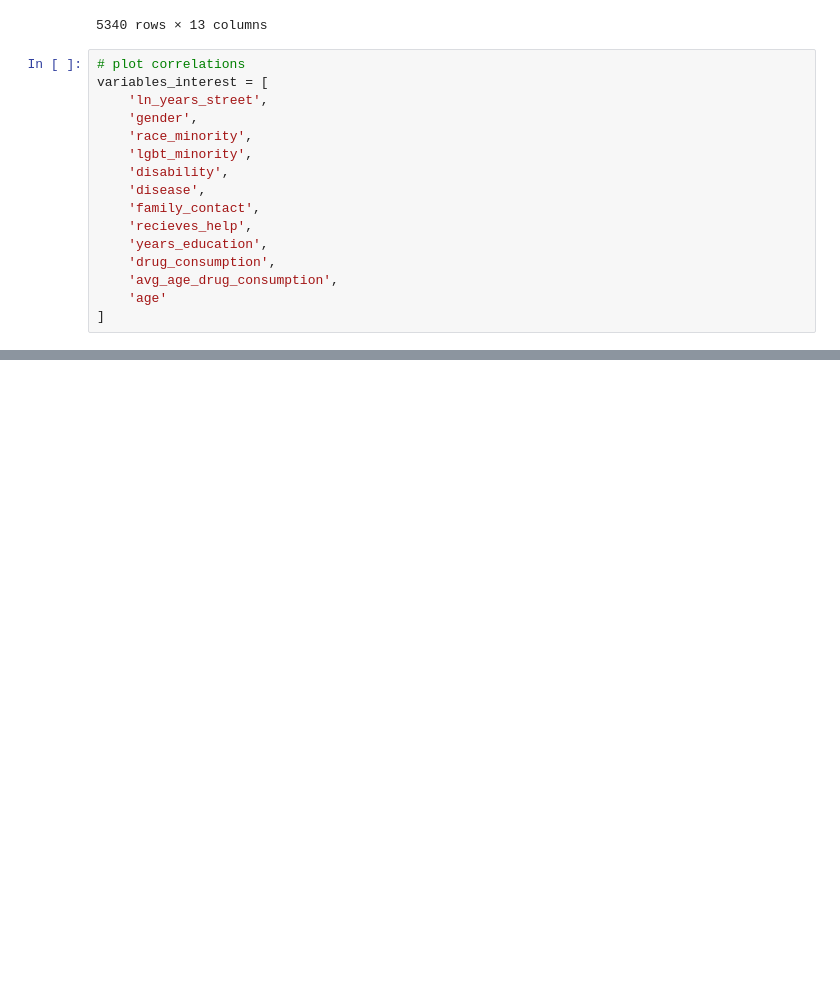
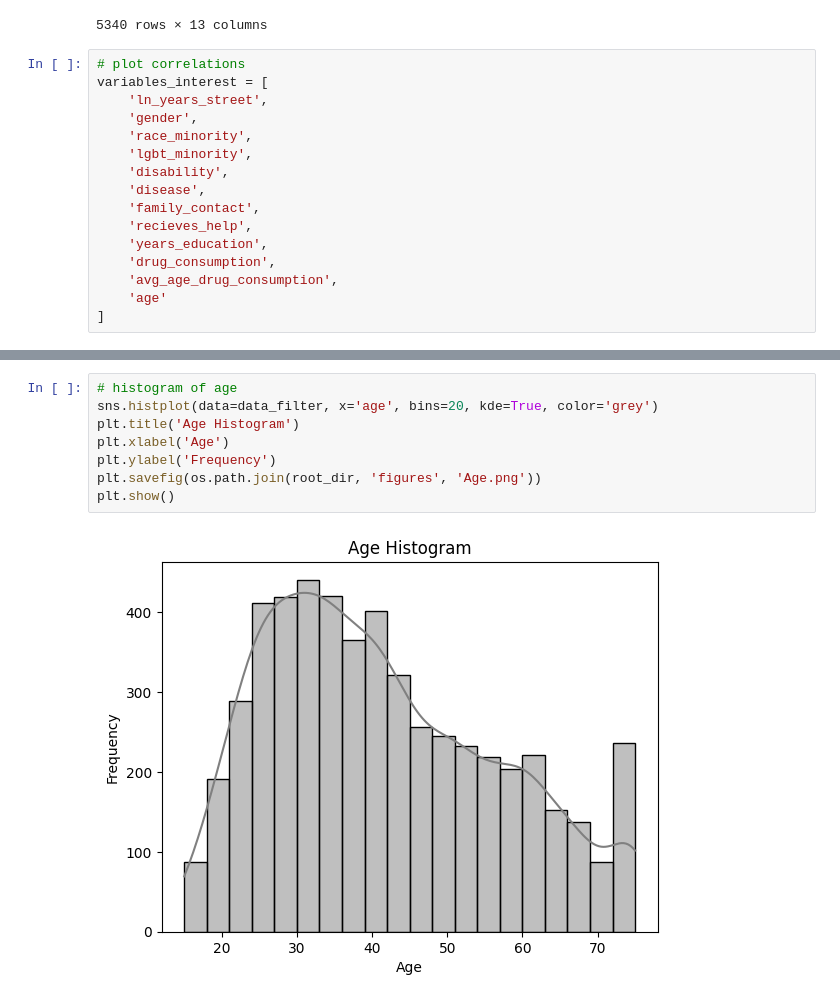
Before and after one commit to rmateusc/bayes-homelessness, a Jupyter notebook: src/EDA.ipynb, the cells around one changed output, grey strips where cells are left out. Cells and saved outputs as stored; diff of their text form; blank space fills up the shorter version.

```diff
--- a/src/EDA.ipynb
+++ b/src/EDA.ipynb
@@ -72,0 +136,10 @@ plot_correlations(
+# %%
+# histogram of age
+sns.histplot(data=data_filter, x='age', bins=20, kde=True, color='grey')
+plt.title('Age Histogram')
+plt.xlabel('Age')
+plt.ylabel('Frequency')
+plt.savefig(os.path.join(root_dir, 'figures', 'Age.png'))
+plt.show()
+# %% [output]
+[figure, added]
```
Also changed, not shown: parts of 9 cells of this notebook, 1 other file.
